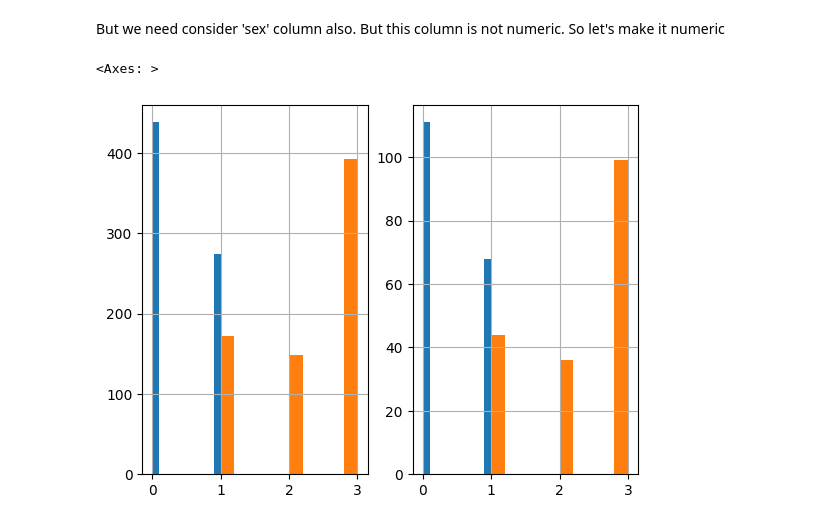
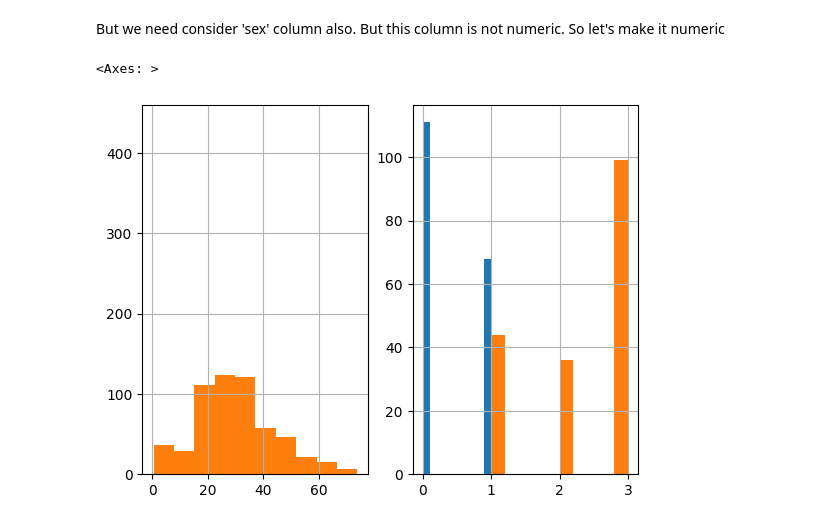
Before and after one commit to Maysha-Khanom-Moon/titanic_survival_prediction, a Jupyter notebook: Demo/titanic.ipynb, the cells around one changed output. Cells and saved outputs as stored; diff of their text form; code cells hidden in the pictures.

```diff
--- a/titanic.ipynb
+++ b/Demo/titanic.ipynb
@@ -59,11 +59,11 @@ for train_indices, test_indices in split.split(titanic_data, titanic_data[['Surv
 # %%
 plt.subplot(1, 2, 1)
 strat_train_set['Survived'].hist()
-strat_train_set['Pclass'].hist()
+strat_train_set['Age'].hist()
 
 plt.subplot(1, 2, 2)
 strat_test_set['Survived'].hist()
 strat_test_set['Pclass'].hist()
 # %% [output]
 <Axes: >
-[figure, old version]
+[figure, new version]
```
